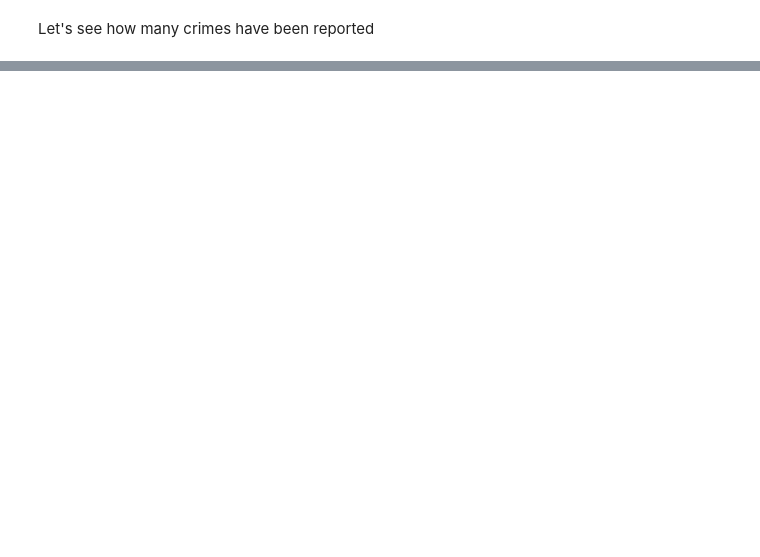
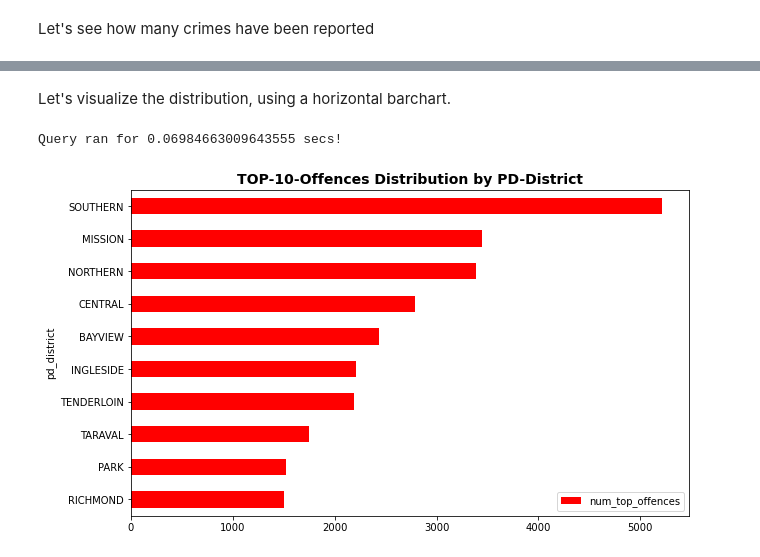
Before and after one commit to Lawrence-Krukrubo/SQL-Python_analysis_San-Francisco_Crime-Data, a Jupyter notebook: analysis1.ipynb, the cells around one changed output, grey strips where cells are left out. Cells and saved outputs as stored; diff of their text form; code cells hidden in the pictures; blank space fills up the shorter version.

```diff
--- a/analysis1.ipynb
+++ b/analysis1.ipynb
@@ -165,0 +220,15 @@ Query ran for 0.0418550968170166 secs!
+# %% [markdown]
+Let's visualize the distribution, using a horizontal barchart.
+# %%
+(query_to_df(
+"WITH \
+t1 AS (SELECT DISTINCT category, COUNT(*) count FROM sf_crime_data GROUP BY 1 ORDER BY 2 DESC LIMIT 10), \
+t2 AS (SELECT DISTINCT pd_district, COUNT(*) num_top_offences FROM sf_crime_data WHERE category IN \
+(SELECT category FROM t1) GROUP BY 1 ORDER BY 2) \
+SELECT * FROM t2;"
+)).set_index('pd_district').plot(kind='barh', figsize=(10,6), color='red')
+plt.title('TOP-10-Offences Distribution by PD-District', fontdict=fdict)
+plt.show()
+# %% [output]
+Query ran for 0.06984663009643555 secs!
+[figure, added]
```
Also changed, not shown: parts of 23 cells of this notebook.
